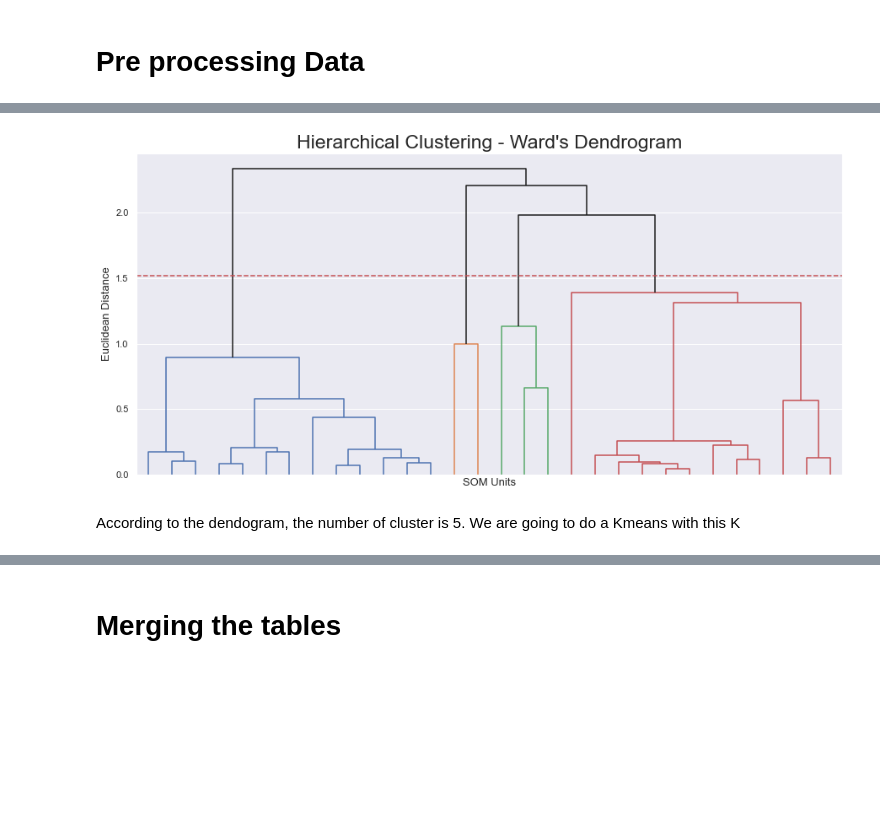
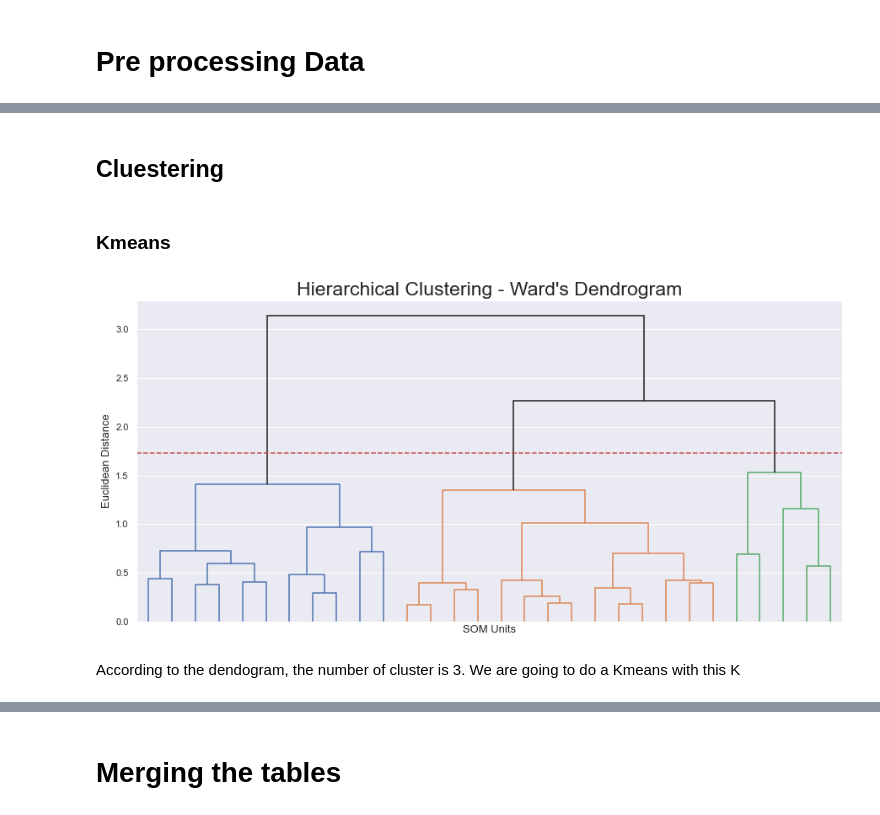
Before and after one commit to Lucas-Correa/Stats_Banner, a Jupyter notebook: Dual_City/notebooks/Merge and Fill Na.ipynb, the cells around one changed output, grey strips where cells are left out. Drawn from its saved outputs; the diff is of its cells as text; code cells hidden in the pictures; blank space fills up the shorter version.

```diff
--- a/Dual_City/notebooks/Merge and Fill Na.ipynb
+++ b/Dual_City/notebooks/Merge and Fill Na.ipynb
@@ -196,3 +171,23 @@ wdi_scaled.iloc[:,:-1] = scaler.fit_transform(wdi_scaled.iloc[:,:-1])
+# %%
+#2019 data
+wdi_pivoted = filtered_wdi.pivot(index='Country Code',columns='Indicator Name', values='2019')
+
+dual_city_groups_2019 = df.loc[df.Year==2019].set_index('ISO3')[['Dualcit_grouped']]
+
+wdi_scaled = wdi_pivoted.join(dual_city_groups_2019).dropna(subset=['Dualcit_grouped'])
+
+
+scaler = MinMaxScaler()
+
+variables_used = ['Access to electricity, urban (% of urban population)',
+                    'Agricultural land (% of land area)',
+                    'Access to electricity (% of population)',
+                    'Renewable energy consumption (% of total final energy consumption)']
+
+for c in variables_used:
+    wdi_scaled.drop(wdi_scaled[wdi_scaled[c]>100].index,inplace=True)
+
+wdi_scaled.iloc[:,:-1] = scaler.fit_transform(wdi_scaled.iloc[:,:-1])
 # %% [markdown]
 # Selecting Features
 
@@ -229,3 +274,5 @@ cor_kendall[['Dualcit_grouped']].sort_values('Dualcit_grouped',ascending=False)
+# %% [markdown]
+## Cluestering
 # %%
 def kmeans_Hierarchical(considered_df,threshold=0.3):
     kmeans = KMeans(n_clusters=30, random_state=0).fit(considered_df)
@@ -250,20 +317,22 @@ def kmeans_Hierarchical(considered_df,threshold=0.3):
+# %% [markdown]
+### Kmeans
 # %%
 #Select variables
 indicators =   ['Access to electricity, urban (% of urban population)',
                 'Agricultural land (% of land area)',
                 'Access to electricity (% of population)',
                 'GDP (current US$)',
                 'Land area (sq. km)',
                 'Population, total',
                 #'Adjusted savings: energy depletion (current US$)',
                 'Renewable energy consumption (% of total final energy consumption)']
 
 select_data = wdi_scaled[indicators]
 
-kmeans_Hierarchical(select_data,0.65)
+kmeans_Hierarchical(select_data,0.55)
 # %% [output]
-[figure, old version]
+[figure, new version]
-# %% [markdown]
-According to the dendogram, the number of cluster is 5. We are going to do a Kmeans with this K
+# %% [markdown]
+According to the dendogram, the number of cluster is 3. We are going to do a Kmeans with this K
 # %%
 kmeans = KMeans(n_clusters=3, random_state=0).fit(select_data)
```
Also changed, not shown: parts of 31 cells of this notebook.
